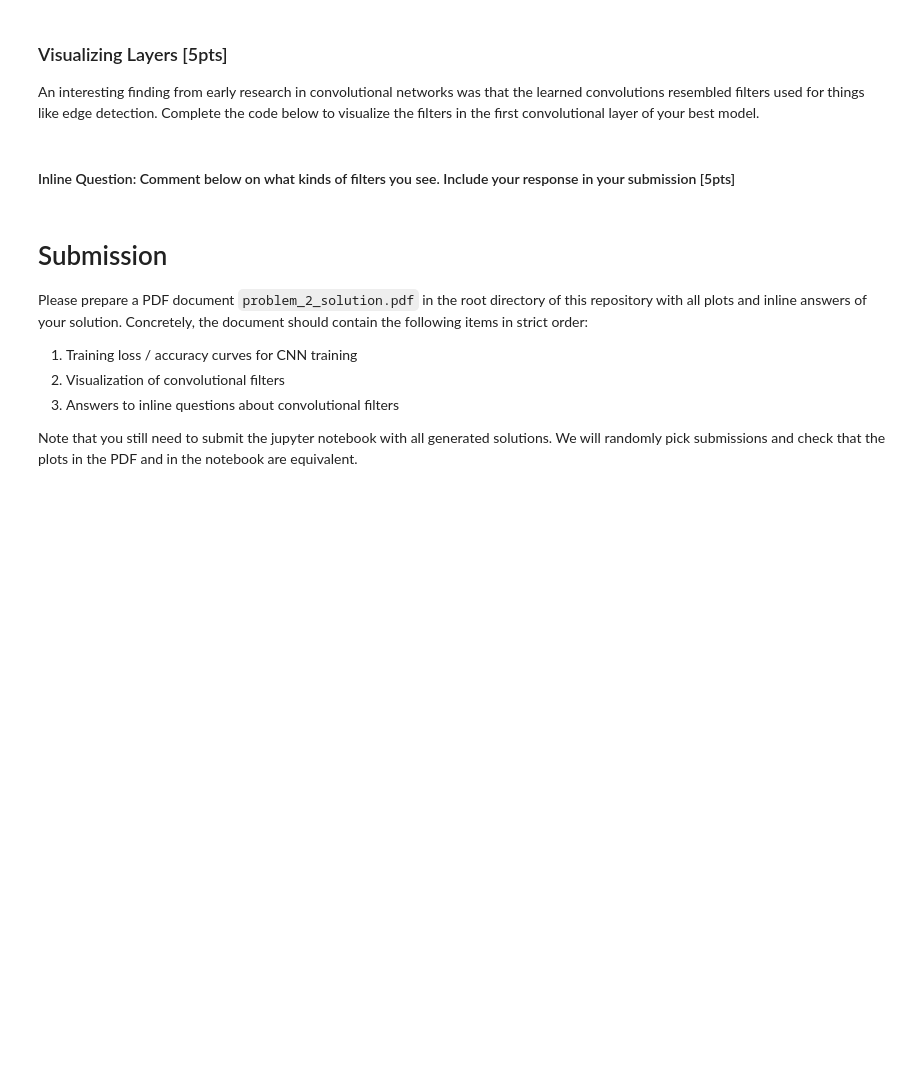
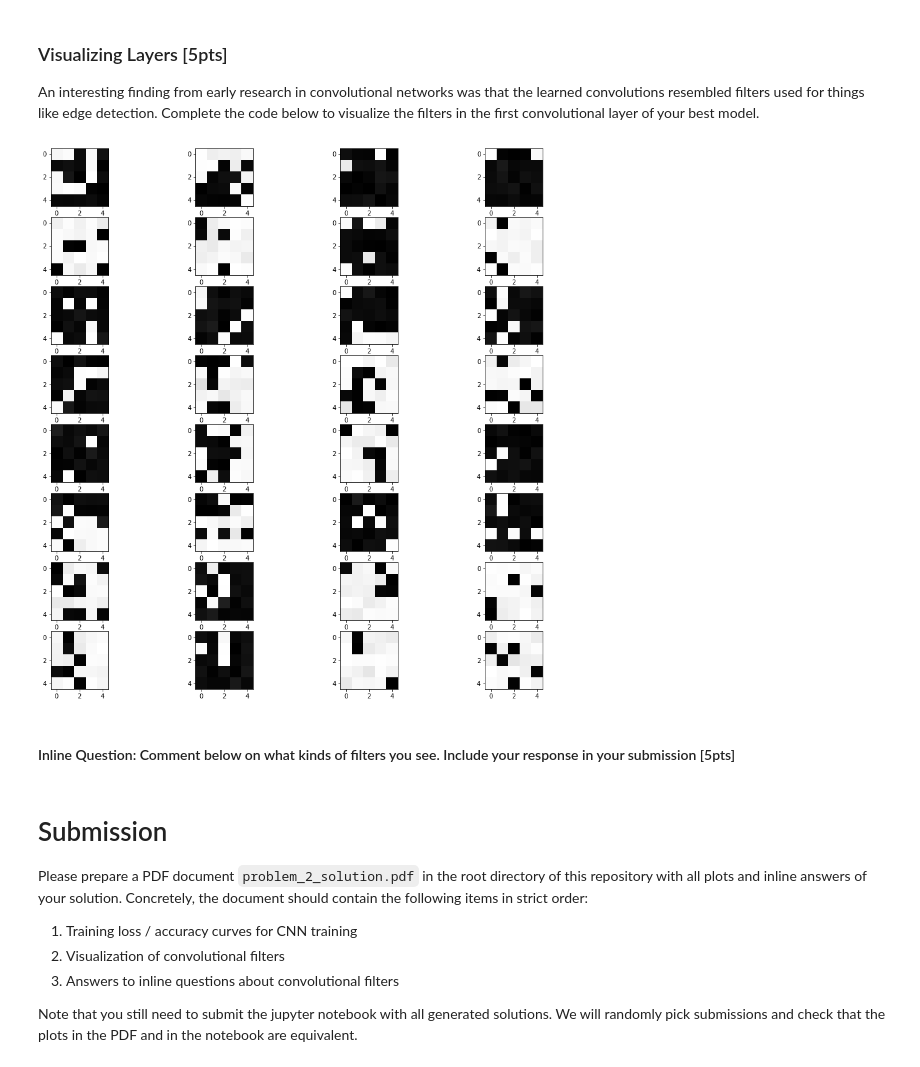
Before and after one commit to daveaditya/CSCI_566_DL, a Jupyter notebook: assignment_01/Problem_2.ipynb, the cells around one changed output. Cells and saved outputs as stored; diff of their text form; code cells hidden in the pictures; blank space fills up the shorter version.

```diff
--- a/assignment_01/Problem_2.ipynb
+++ b/assignment_01/Problem_2.ipynb
@@ -415,21 +418,29 @@ An interesting finding from early research in convolutional networks was that th
 # %%
 im_array = None
 nrows, ncols = None, None
 
 ###################################################
 # TODO: read the weights in the convolutional     #
 # layer and reshape them to a grid of images to   #
 # view with matplotlib.                           #
 ###################################################
 filters = model.net.get_params("conv1_w")
-# filter_width, filter_height, no_channels, no_filters = filters.shape
-# im_array = filters.reshape(no_filters, filter_width, filter_height, no_channels)
-im_array = filters.moveaxis(filters, -1, 0)
+filters = np.sum(filters, axis=2) * 255
+filters = filters.astype(np.uint8)
+filters_shaped = np.moveaxis(filters, -1, 0).tolist()
+
+_, axs = plt.subplots(8, 4, figsize = (16, 16))
+axs = axs.flatten()
+for img, ax in zip(filters_shaped, axs):
+    ax.imshow(img)
+plt.show()
 ###################################################
 #                END OF YOUR CODE                 #
 ###################################################
 
-plt.imshow(im_array)
+# plt.imshow(im_array)
+# %% [output]
+[figure, added]
 # %% [markdown]
 #### Inline Question: Comment below on what kinds of filters you see. Include your response in your submission [5pts]
 # %% [markdown]
```
Also changed, not shown: parts of 2 cells of this notebook, 1 other file.
